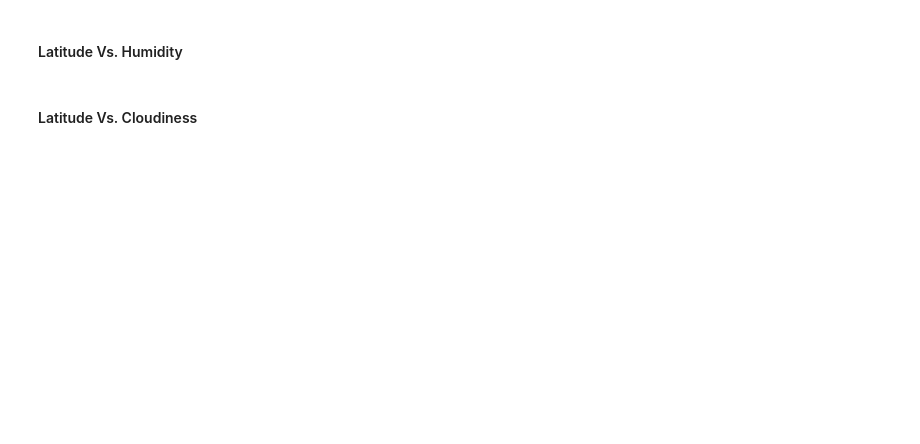
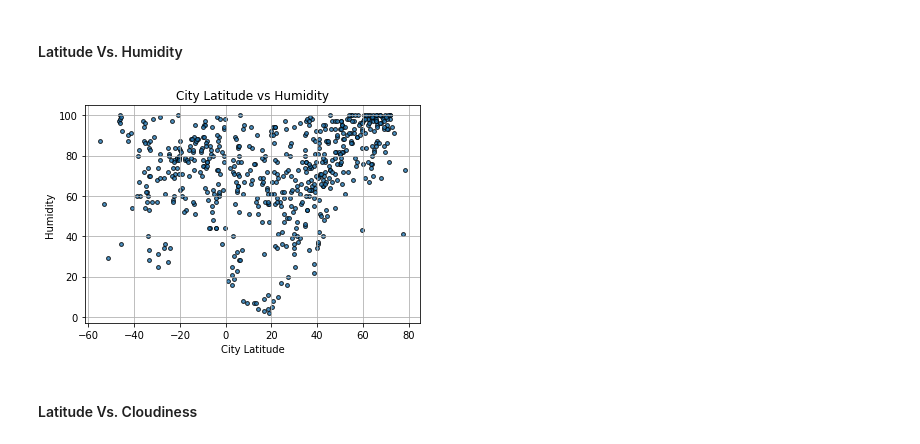
Before and after one commit to jf11235/python-api-challenge, a Jupyter notebook: WeatherPy.ipynb, the cells around one changed output. Cells and saved outputs as stored; diff of their text form; code cells hidden in the pictures; blank space fills up the shorter version.

```diff
--- a/WeatherPy.ipynb
+++ b/WeatherPy.ipynb
@@ -186,16 +221,22 @@ plt.show()
 #### Latitude Vs. Humidity
 # %%
 # Build the scatter plots for latitude vs. humidity
-# YOUR CODE HERE
+plt.scatter(city_data_df['Lat'], city_data_df['Humidity'],s=15,alpha=.8, edgecolors='black')
+plt.xlabel('City Latitude')
+plt.ylabel('Humidity')
+plt.title('City Latitude vs Humidity')
+plt.grid()
 
 # Incorporate the other graph properties
 # YOUR CODE HERE
 
 # Save the figure
 plt.savefig("output_data/Fig2.png")
 
 # Show plot
 plt.show()
+# %% [output]
+[figure, added]
 # %% [markdown]
 #### Latitude Vs. Cloudiness
 # %%
```
Also changed, not shown: parts of 8 cells of this notebook, 5 other files.
